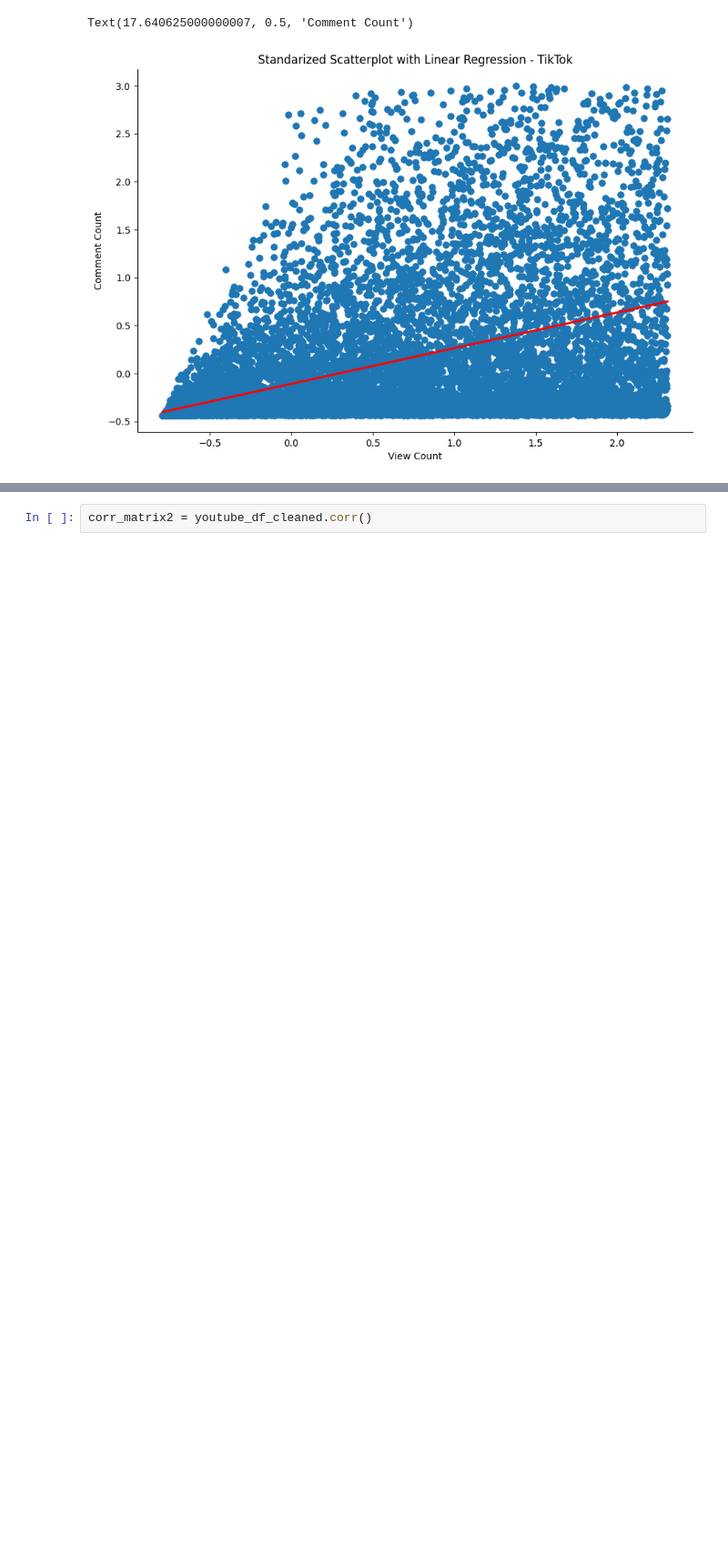
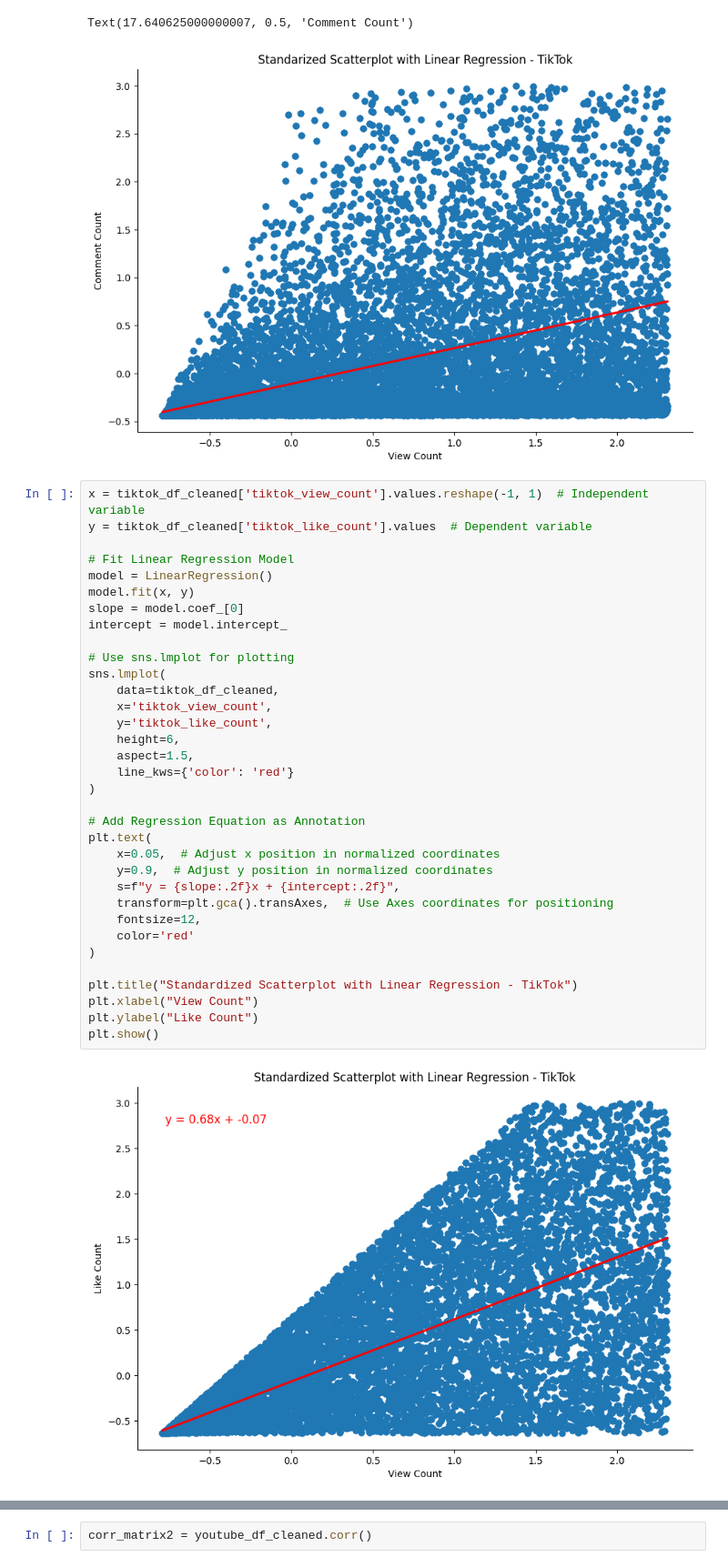
Before and after one commit to Takosaga/fall_24, a Jupyter notebook: big_data/coursework_assignment/3_dashboard.ipynb, the cells around one changed output, grey strips where cells are left out. Shown at 91% size. Saved outputs shown, nothing was run; the diff lists cells and outputs as text; blank space fills up the shorter version.

Commit message:
feat: linear regression on data

```diff
--- a/big_data/coursework_assignment/3_dashboard.ipynb
+++ b/big_data/coursework_assignment/3_dashboard.ipynb
@@ -189,3 +189,39 @@ plt.ylabel("Comment Count")
 # %% [output]
 Text(17.640625000000007, 0.5, 'Comment Count')
 [figure]
+# %%
+x = tiktok_df_cleaned['tiktok_view_count'].values.reshape(-1, 1)  # Independent variable
+y = tiktok_df_cleaned['tiktok_like_count'].values  # Dependent variable
+
+# Fit Linear Regression Model
+model = LinearRegression()
+model.fit(x, y)
+slope = model.coef_[0]
+intercept = model.intercept_
+
+# Use sns.lmplot for plotting
+sns.lmplot(
+    data=tiktok_df_cleaned,
+    x='tiktok_view_count',
+    y='tiktok_like_count',
+    height=6,
+    aspect=1.5,
+    line_kws={'color': 'red'}
+)
+
+# Add Regression Equation as Annotation
+plt.text(
+    x=0.05,  # Adjust x position in normalized coordinates
+    y=0.9,  # Adjust y position in normalized coordinates
+    s=f"y = {slope:.2f}x + {intercept:.2f}",
+    transform=plt.gca().transAxes,  # Use Axes coordinates for positioning
+    fontsize=12,
+    color='red'
+)
+
+plt.title("Standardized Scatterplot with Linear Regression - TikTok")
+plt.xlabel("View Count")
+plt.ylabel("Like Count")
+plt.show()
+# %% [output]
+[figure, added]
```
Also changed, not shown: parts of 6 cells of this notebook.
